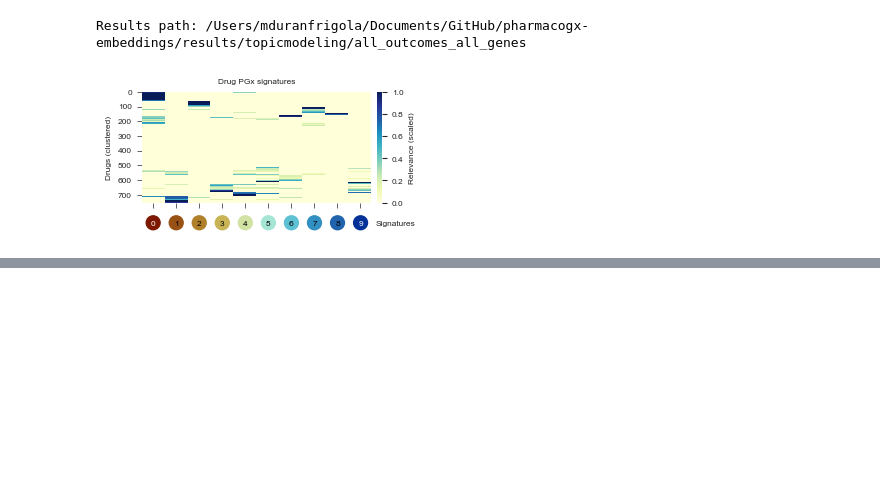
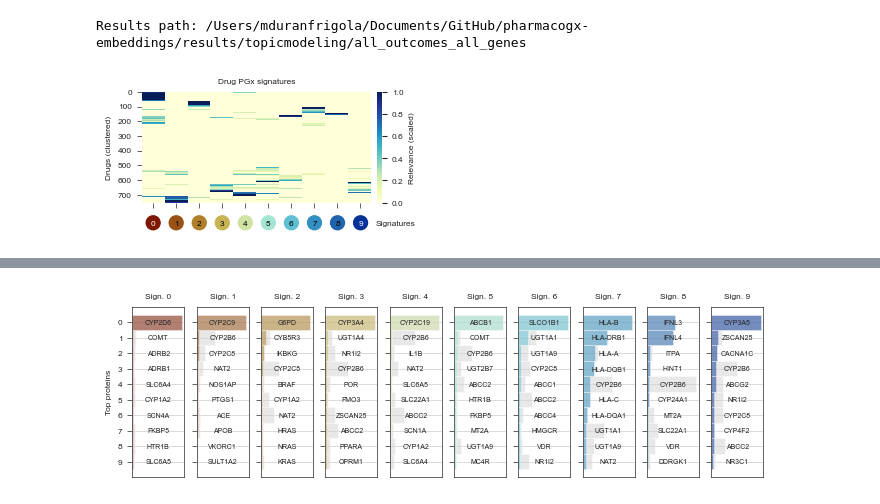
Before and after one commit to ersilia-os/pharmacogx-embeddings, a Jupyter notebook: paper/figure1_topic_modeling.ipynb, the cells around one changed output, grey strips where cells are left out. Saved outputs shown, nothing was run; the diff lists cells and outputs as text; code cells hidden in the pictures; blank space fills up the shorter version.

```diff
--- a/paper/figure1_topic_modeling.ipynb
+++ b/paper/figure1_topic_modeling.ipynb
@@ -165,0 +169,39 @@ else:
+# %%
+import matplotlib.pyplot as plt
+
+num_proteins = 10
+
+def topic_has_protein_barplot(ax, i):
+    topic_name = "Topic {0}".format(i)
+    pht = pd.read_csv(os.path.join(results_path, "ProteinHasTopic.csv"))
+    pht = pht.sort_values(by=topic_name, ascending=False).head(num_proteins)
+    vals = np.array(pht[topic_name])
+    gvals = np.array(pht["importance"])
+    idxs = [i for i in range(num_proteins)]
+    ax.barh(idxs, gvals, lw=0.5, color="lightgray", height=1, alpha=0.5, edgecolor="white")
+    ax.barh(idxs, vals, lw=0.5, color=topic_colors[topic_names.index(topic_name)], height=1, alpha=0.5, edgecolor="white")
+    xlim = ax.get_xlim()
+    ax.set_ylim(len(vals), -1)
+    ax.set_title(topic_name.replace("Topic", "Sign."))
+    ax.set_yticks([i for i in range(num_proteins)])
+    if topic_name == "Topic 0":
+        ax.set_ylabel("Top proteins")
+    else:
+        ax.set_yticklabels("")
+        ax.set_ylabel("")
+    for i, l in enumerate(pht["gene_name"].tolist()):
+        ax.text(xlim[1]*0.5, i, l, ha="center", va="center")
+    #ax.set_yticklabels(pht["gene_name"])
+    ax.set_xlabel("")
+    ax.set_xticks([])
+
+
+fig, axs = stylia.create_figure(1, 10, width=TWO_COLUMNS_WIDTH*0.948, height=TWO_COLUMNS_WIDTH*0.28*num_proteins/15)
+for i in range(10):
+    ax = axs.next()
+    topic_has_protein_barplot(ax, i)
+plt.tight_layout()
+
+stylia.save_figure("assets/signature_genes.png")
+# %% [output]
+[figure, added]
```
Also changed, not shown: parts of 1 cell of this notebook, 2 other files.
